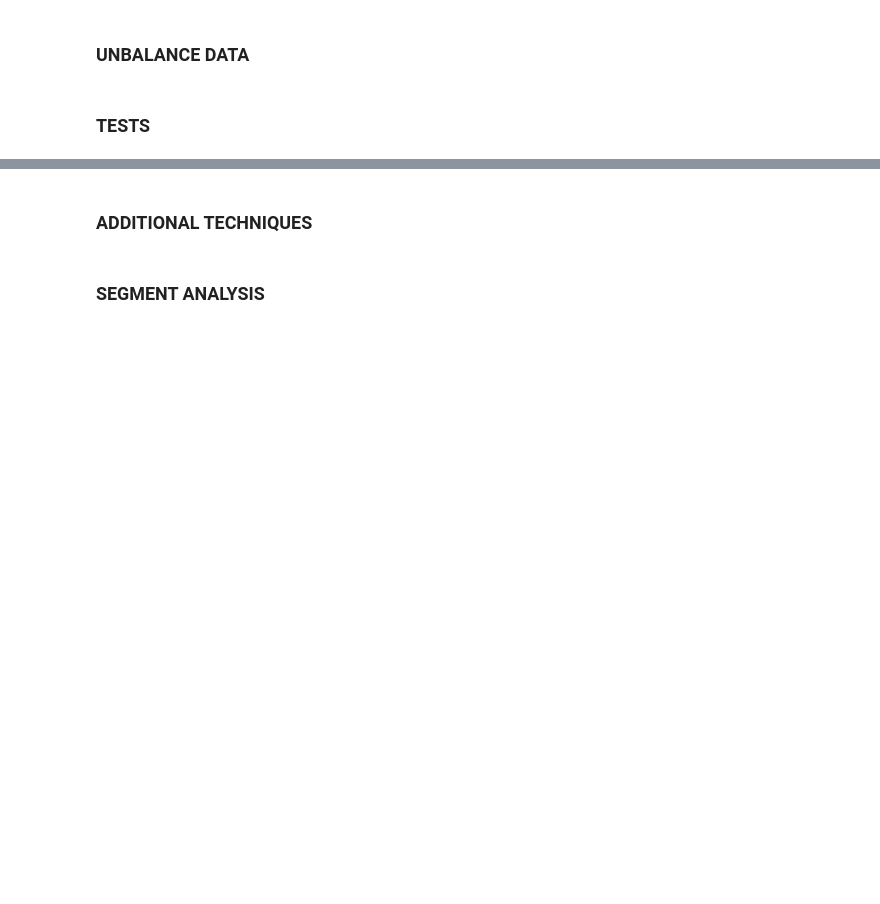
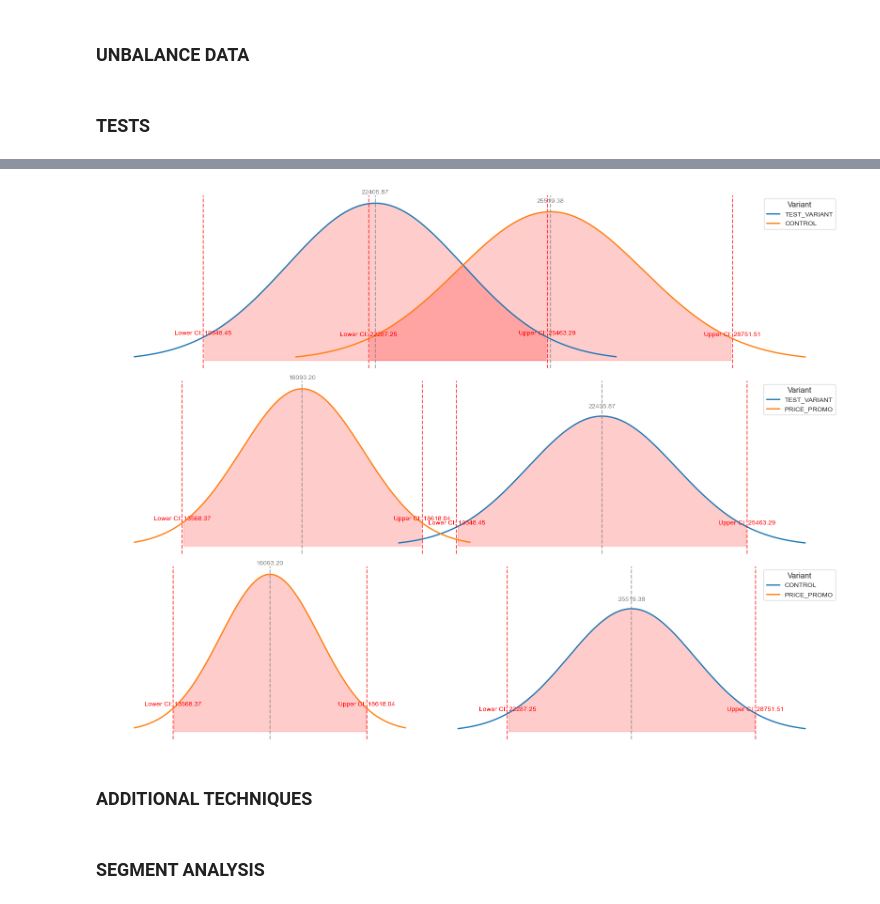
Before and after one commit to EAlmazanG/ab-test-framework, a Jupyter notebook: notebooks/ab-test_framework_template.ipynb, the cells around one changed output, grey strips where cells are left out. Drawn from its saved outputs; the diff is of its cells as text; code cells hidden in the pictures; blank space fills up the shorter version.

```diff
--- a/notebooks/ab-test_framework_template.ipynb
+++ b/notebooks/ab-test_framework_template.ipynb
@@ -967,3 +975,92 @@ print({key: value for key, value in ab_test_config.items() if value})
+# %%
+def plot_distributions(selected_df, variant_column, metric_column, alpha=0.05):
+    variants = selected_df[variant_column].unique()
+    z = norm.ppf(1 - alpha/2)  # Critical value based on alpha
+
+    if len(variants) == 2:
+        plt.figure(figsize=(16, 4))
+        for variant in variants:
+            subset = selected_df[selected_df[variant_column] == variant]
+            mean_val = subset[metric_column].mean()
+            std_val = subset[metric_column].std()
+            n = len(subset)
+            se = std_val / math.sqrt(n)
+            lower_ci = mean_val - z * se
+            upper_ci = mean_val + z * se
+            x_min = lower_ci - 0.2 * (upper_ci - lower_ci)
+            x_max = upper_ci + 0.2 * (upper_ci - lower_ci)
+            x_values = np.linspace(x_min, x_max, 200)
+            pdf = norm.pdf(x_values, mean_val, se)
+            plt.plot(x_values, pdf, lw=2, label=variant)
+            plt.axvline(mean_val, color='gray', linestyle='--', alpha=0.7)
+            plt.axvline(lower_ci, color='red', linestyle='--', alpha=0.7)
+            plt.axvline(upper_ci, color='red', linestyle='--', alpha=0.7)
+            plt.fill_between(x_values, pdf, where=(x_values >= lower_ci) & (x_values <= upper_ci),
+                             color='red', alpha=0.2)
+            pdf_mean = norm.pdf(mean_val, mean_val, se)
+            plt.text(mean_val, pdf_mean * 1.05, f"{mean_val:.2f}",
+                     ha='center', va='bottom', color='gray', fontsize=10)
+            pdf_lower = norm.pdf(lower_ci, mean_val, se)
+            pdf_upper = norm.pdf(upper_ci, mean_val, se)
+            plt.text(lower_ci, pdf_lower * 1.05, f"Lower CI: {lower_ci:.2f}",
+                     ha='center', va='bottom', color='red', fontsize=10)
+            plt.text(upper_ci, pdf_upper * 1.05, f"Upper CI: {upper_ci:.2f}",
+                     ha='center', va='bottom', color='red', fontsize=10)
+        ax = plt.gca()
+        for spine in ax.spines.values():
+            spine.set_visible(False)
+        ax.set_xticks([])
+        ax.set_yticks([])
+        plt.legend(title="Variant", fontsize=10, title_fontsize=12)
+        plt.tight_layout()
+        plt.show()
+
+    else:
+        pairs = list(itertools.combinations(variants, 2))
+        n_pairs = len(pairs)
+        fig, axes = plt.subplots(n_pairs, 1, figsize=(16, 4 * n_pairs))
+        if n_pairs == 1:
+            axes = [axes]
+        for idx, pair in enumerate(pairs):
+            ax = axes[idx]
+            for variant in pair:
+                subset = selected_df[selected_df[variant_column] == variant]
+                mean_val = subset[metric_column].mean()
+                std_val = subset[metric_column].std()
+                n = len(subset)
+                se = std_val / math.sqrt(n)
+                lower_ci = mean_val - z * se
+                upper_ci = mean_val + z * se
+                x_min = lower_ci - 0.2 * (upper_ci - lower_ci)
+                x_max = upper_ci + 0.2 * (upper_ci - lower_ci)
+                x_values = np.linspace(x_min, x_max, 200)
+                pdf = norm.pdf(x_values, mean_val, se)
+                ax.plot(x_values, pdf, lw=2, label=variant)
+                ax.axvline(mean_val, color='gray', linestyle='--', alpha=0.7)
+                ax.axvline(lower_ci, color='red', linestyle='--', alpha=0.7)
+                ax.axvline(upper_ci, color='red', linestyle='--', alpha=0.7)
+                ax.fill_between(x_values, pdf, where=(x_values >= lower_ci) & (x_values <= upper_ci),
+                                color='red', alpha=0.2)
+                pdf_mean = norm.pdf(mean_val, mean_val, se)
+                ax.text(mean_val, pdf_mean * 1.05, f"{mean_val:.2f}",
+                        ha='center', va='bottom', color='gray', fontsize=10)
+                pdf_lower = norm.pdf(lower_ci, mean_val, se)
+                pdf_upper = norm.pdf(upper_ci, mean_val, se)
+                ax.text(lower_ci, pdf_lower * 1.05, f"Lower CI: {lower_ci:.2f}",
+                        ha='center', va='bottom', color='red', fontsize=10)
+                ax.text(upper_ci, pdf_upper * 1.05, f"Upper CI: {upper_ci:.2f}",
+                        ha='center', va='bottom', color='red', fontsize=10)
+            for spine in ax.spines.values():
+                spine.set_visible(False)
+            ax.set_xticks([])
+            ax.set_yticks([])
+            ax.legend(title="Variant", fontsize=10, title_fontsize=12)
+        plt.tight_layout()
+        plt.show()
+
+plot_distributions(selected_df, variant_column, metric_column, 0.05)
+# %% [output]
+[figure, added]
 # %% [markdown]
 ### ADDITIONAL TECHNIQUES
 # %% [markdown]
```
Also changed, not shown: parts of 9 cells of this notebook.
